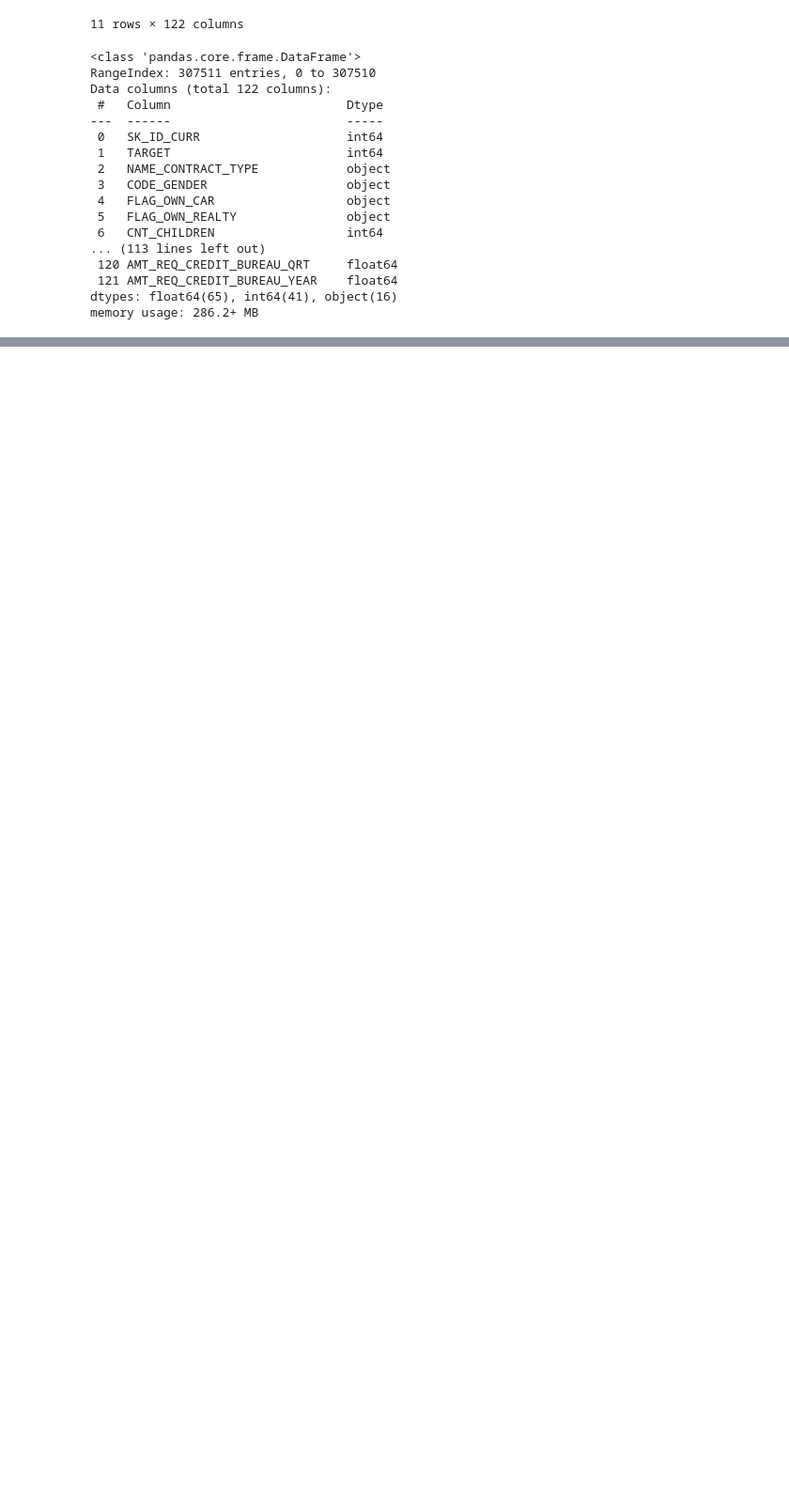
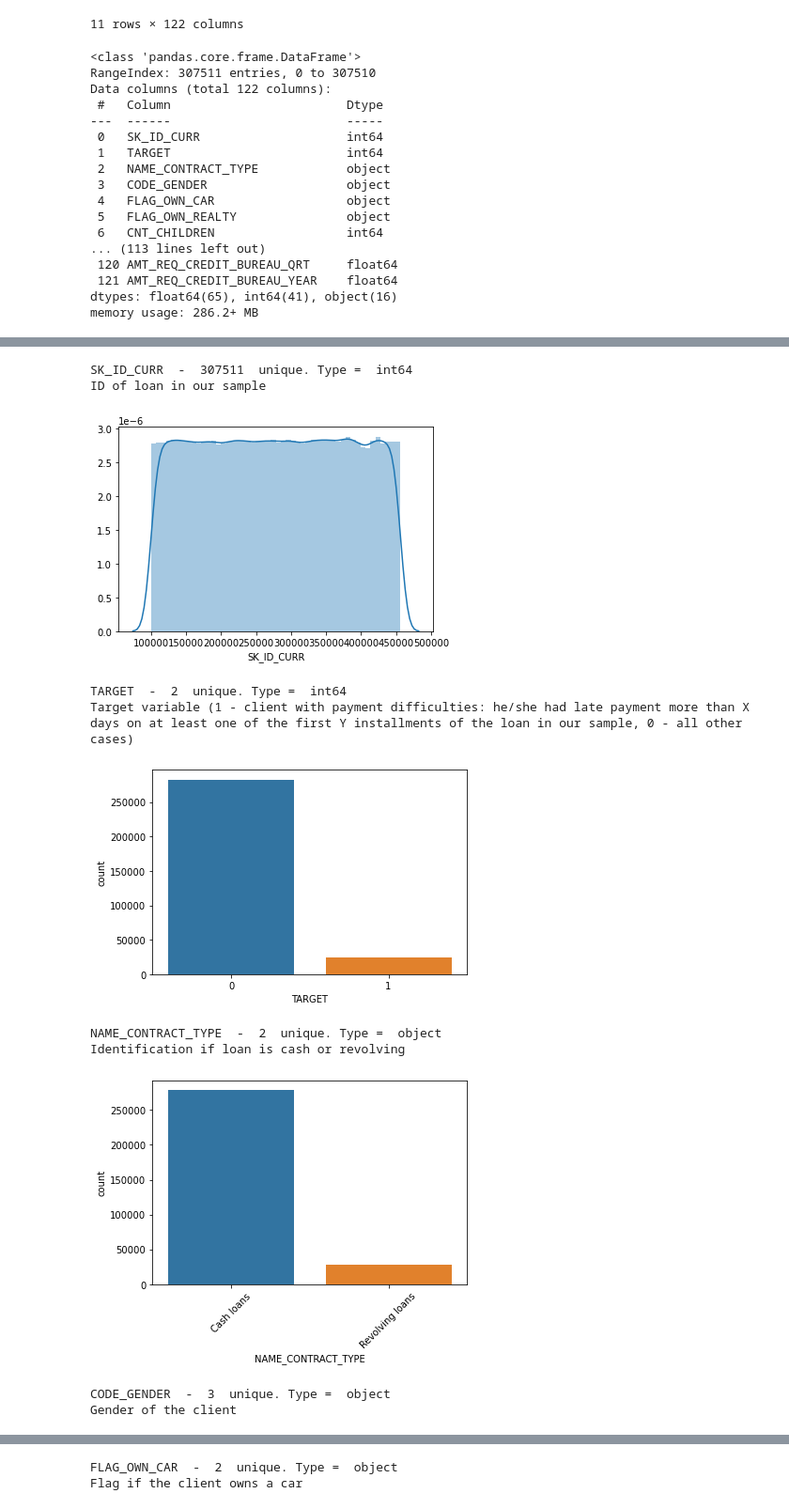
Before and after one commit to KatieA88/CreditScorecard, a Jupyter notebook: 3A Training Data.ipynb, the cells around one changed output, grey strips where cells are left out. Shown at 94% size. Cells and saved outputs as stored; diff of their text form; code cells hidden in the pictures; blank space fills up the shorter version.

```diff
--- a/3A Training Data.ipynb
+++ b/3A Training Data.ipynb
@@ -109,5 +72,0 @@ plt.pyplot.show()
-# %%
-for column in data_app_train:
-    if data_app_train[column].dtype=='object':
-        data_app_train[column].value_counts().plot(kind='bar', title=column)
-        plt.pyplot.show()
@@ -128,5 +72,0 @@ for column in data_app_train:
-# %%
-for column in data_app_train:
-    if data_app_train[column].dtype=='int64':
-        data_app_train[column].plot.hist(title=column)
-        plt.pyplot.show()
@@ -146,0 +75,29 @@ for column in data_app_train:
+# %%
+for column in data_app_train:
+    print(column, " - ", data_app_train[column].nunique(), " unique. Type = ", data_app_train[column].dtype)
+    print(data_dictionary.loc[(data_dictionary.Table=='application_{train|test}.csv') & (data_dictionary.Row==column)]['Description'].values[0])
+
+
+    if data_app_train[column].dtype=='object':
+        sns.countplot(data=data_app_train, x=column)
+        plt.xticks(rotation=45)
+    elif data_app_train[column].dtype=='int64':
+        if data_app_train[column].nunique() < 20:
+            sns.countplot(data=data_app_train, x=column)
+        else:
+            sns.distplot(data_app_train[column])
+    elif data_app_train[column].dtype=='float64':
+        sns.distplot(data_app_train[column])
+    plt.show()
+# %% [output]
+SK_ID_CURR  -  307511  unique. Type =  int64
+ID of loan in our sample
+[figure, added]
+TARGET  -  2  unique. Type =  int64
+Target variable (1 - client with payment difficulties: he/she had late payment more than X days on at least one of the first Y installments of the loan in our sample, 0 - all other cases)
+[figure, added]
+NAME_CONTRACT_TYPE  -  2  unique. Type =  object
+Identification if loan is cash or revolving
+[figure, added]
+CODE_GENDER  -  3  unique. Type =  object
+Gender of the client
@@ -146,0 +105,2 @@ for column in data_app_train:
+FLAG_OWN_CAR  -  2  unique. Type =  object
+Flag if the client owns a car
```
Also changed, not shown: parts of 18 cells of this notebook, 3 other files.
